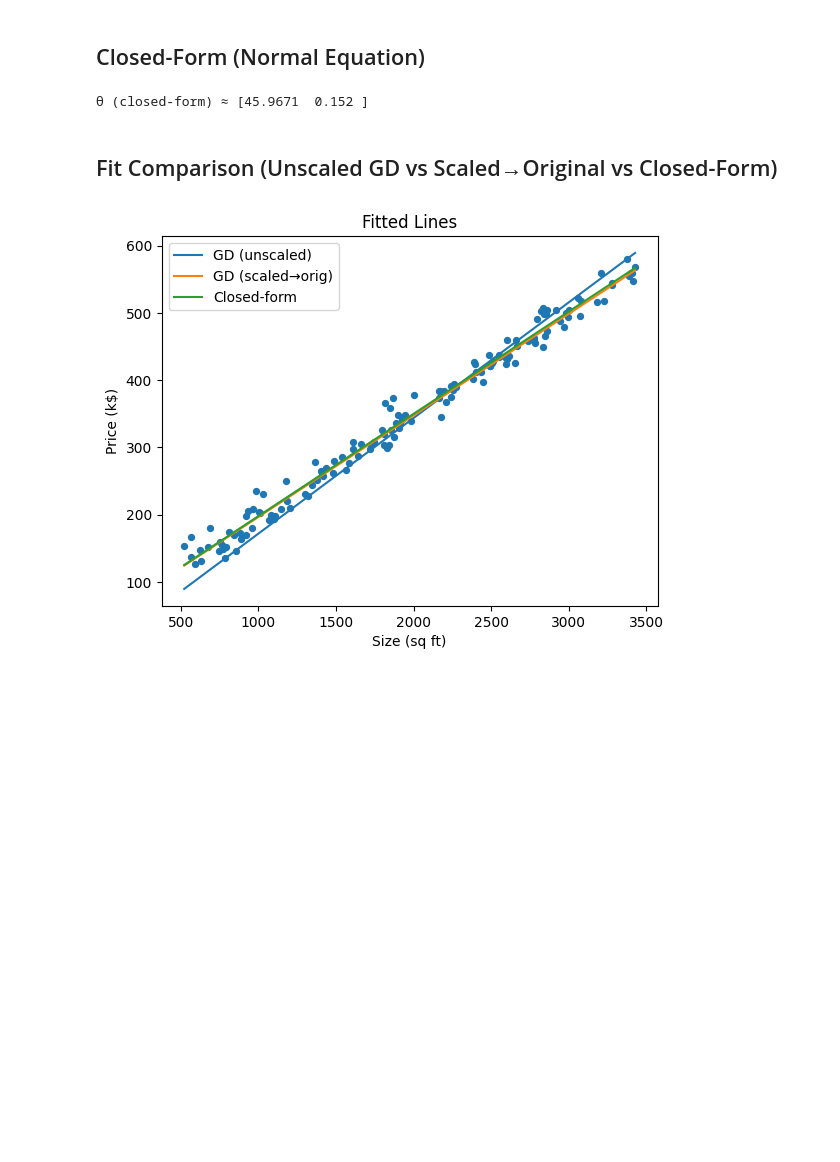
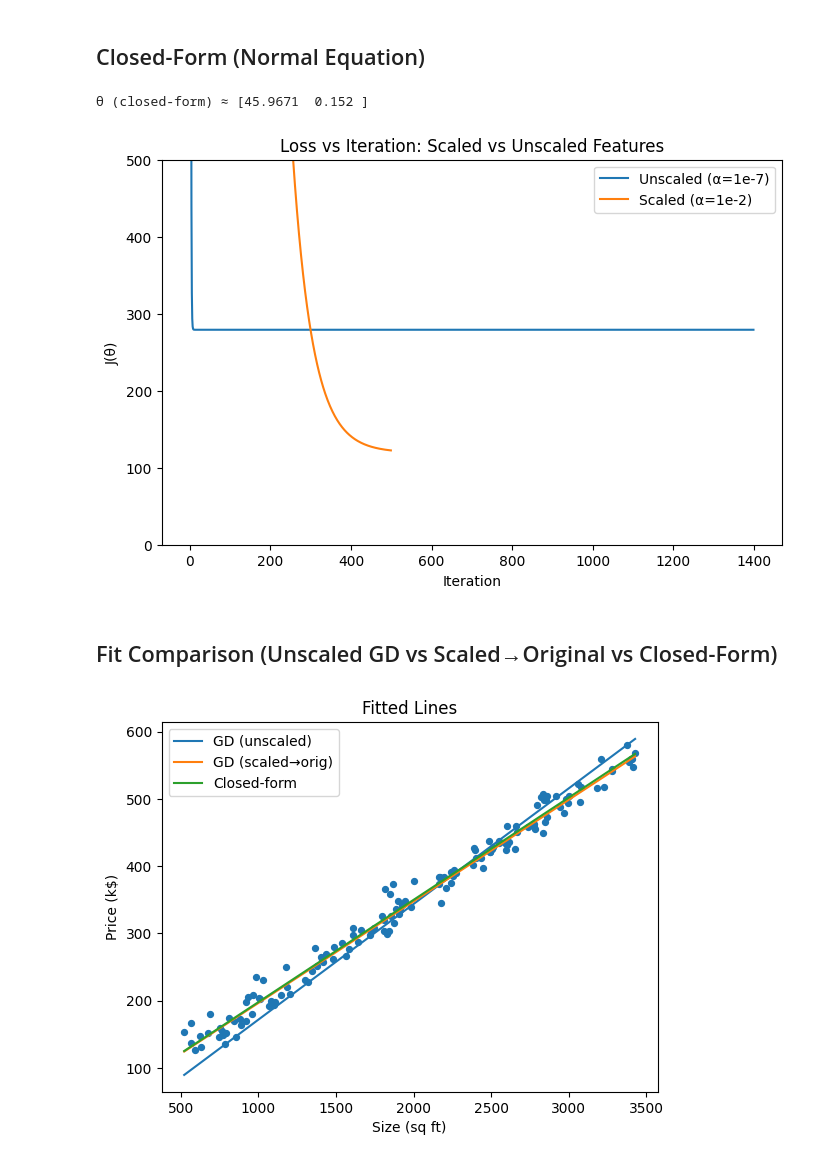
Before and after one commit to ibrahim1023/ml-fundamentals, a Jupyter notebook: Linear_Regression_GD.ipynb, the cells around one changed output. Saved outputs shown, nothing was run; the diff lists cells and outputs as text; code cells hidden in the pictures; blank space fills up the shorter version.

```diff
--- a/Linear_Regression_GD.ipynb
+++ b/Linear_Regression_GD.ipynb
@@ -113,6 +113,22 @@ theta_closed = np.linalg.pinv(X.T @ X) @ (X.T @ y)
 print('θ (closed-form) ≈', theta_closed.ravel())
 # %% [output]
 θ (closed-form) ≈ [45.9671  0.152 ]
+# %%
+# Compare scaled vs unscaled loss curves
+
+plt.figure(figsize=(8,5))
+
+plt.plot(J_unscaled, label="Unscaled (α=1e-7)")
+plt.plot(J_scaled, label="Scaled (α=1e-2)")
+
+plt.xlabel("Iteration")
+plt.ylabel("J(θ)")
+plt.title("Loss vs Iteration: Scaled vs Unscaled Features")
+plt.ylim(0, 500)   # zoom in on 0–500 for better visibility
+plt.legend()
+plt.show()
+# %% [output]
+[figure, added]
 # %% [markdown]
 ## Fit Comparison (Unscaled GD vs Scaled→Original vs Closed-Form)
 # %%
```
